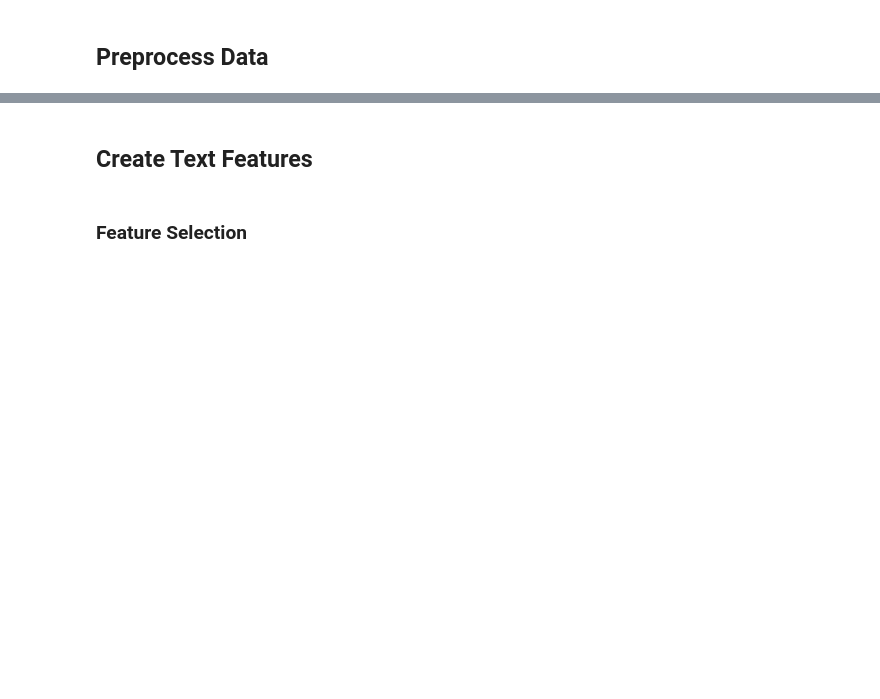
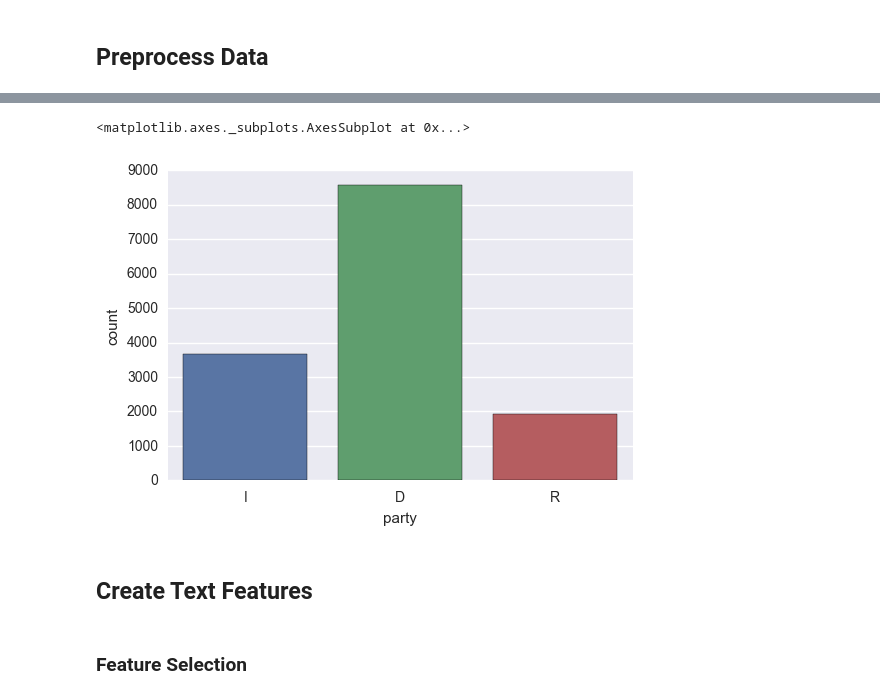
Before and after one commit to carriegardner428/2016-Election-Project, a Jupyter notebook: Election Notebook.ipynb, the cells around one changed output, grey strips where cells are left out. Saved outputs shown, nothing was run; the diff lists cells and outputs as text; code cells hidden in the pictures; blank space fills up the shorter version.

```diff
--- a/Election Notebook.ipynb
+++ b/Election Notebook.ipynb
@@ -83,8 +119,7 @@ def remove_stops(obs):
     tokens = obs.apply(lambda x: [item for item in x if item not in stops])
     return tokens
 
-
-def normalize(df, remove_stopwords=True):
+def preprocess(df, remove_stopwords=True):
     obs = df.text.str.lower()
     obs = obs.str.strip()
     obs = obs.str.strip('""')
@@ -96,3 +131,30 @@ def normalize(df, remove_stopwords=True):
     obs = obs.str.join(' ')
     df['X'] = obs
     return obs
+
+# Map party classes to numerical labels
+## I: 1, D: 2, R: 3, O: 4, G: 5, L: 6
+def getLabels(party):
+    if party == 'I':
+        label = 1
+    if party == 'D':
+        label = 2
+    if party == 'R':
+        label = 3
+    if party == 'O':
+        label = 4
+    if party == 'G':
+        label = 5
+    if party == 'L':
+        label = 6
+    return label
+# %%
+df['X'] = preprocess(df, remove_stopwords=False)
+# Reorder columns & drop created at
+df = df.loc[:, ['X', 'text', 'favorite_count', 'followers_account', 'friends_count', 'location', 'state_code', 'party']]
+df['label'] = df.party.apply(getLabels)
+
+df['party'] = df.party.apply(changeLabels)
+
+labels = df['party']
+df.head(5)
@@ -99,3 +168,8 @@ def normalize(df, remove_stopwords=True):
+# %%
+sns.countplot(x="party", data=df)
+# %% [output]
+<matplotlib.axes._subplots.AxesSubplot at 0x...>
+[figure, added]
 # %% [markdown]
 ## Create Text Features
 # %%
```
Also changed, not shown: parts of 22 cells of this notebook.
